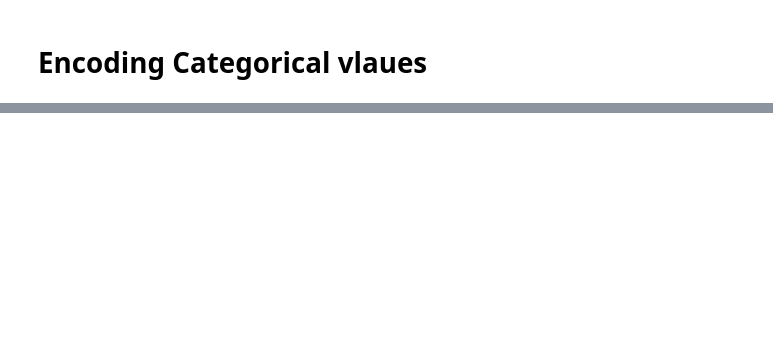
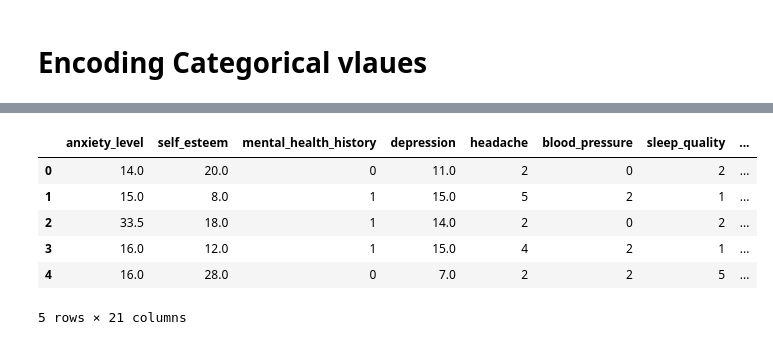
Before and after one commit to KaziQuader/Predicting-Student-Stress-Level, a Jupyter notebook: PredictingStudentStressLevel.ipynb, the cells around one changed output, grey strips where cells are left out. Saved outputs shown, nothing was run; the diff lists cells and outputs as text; code cells hidden in the pictures; blank space fills up the shorter version.

```diff
--- a/PredictingStudentStressLevel.ipynb
+++ b/PredictingStudentStressLevel.ipynb
@@ -246,0 +444,10 @@ df
+# %%
+df.head()
+# %% [output]
+|  | anxiety_level | self_esteem | mental_health_history | depression | headache | blood_pressure | sleep_quality | ... |
+| 0 | 14.0 | 20.0 | 0 | 11.0 | 2 | 0 | 2 | ... |
+| 1 | 15.0 | 8.0 | 1 | 15.0 | 5 | 2 | 1 | ... |
+| 2 | 33.5 | 18.0 | 1 | 14.0 | 2 | 0 | 2 | ... |
+| 3 | 16.0 | 12.0 | 1 | 15.0 | 4 | 2 | 1 | ... |
+| 4 | 16.0 | 28.0 | 0 | 7.0 | 2 | 2 | 5 | ... |
+5 rows × 21 columns
```
Also changed, not shown: parts of 32 cells of this notebook.
